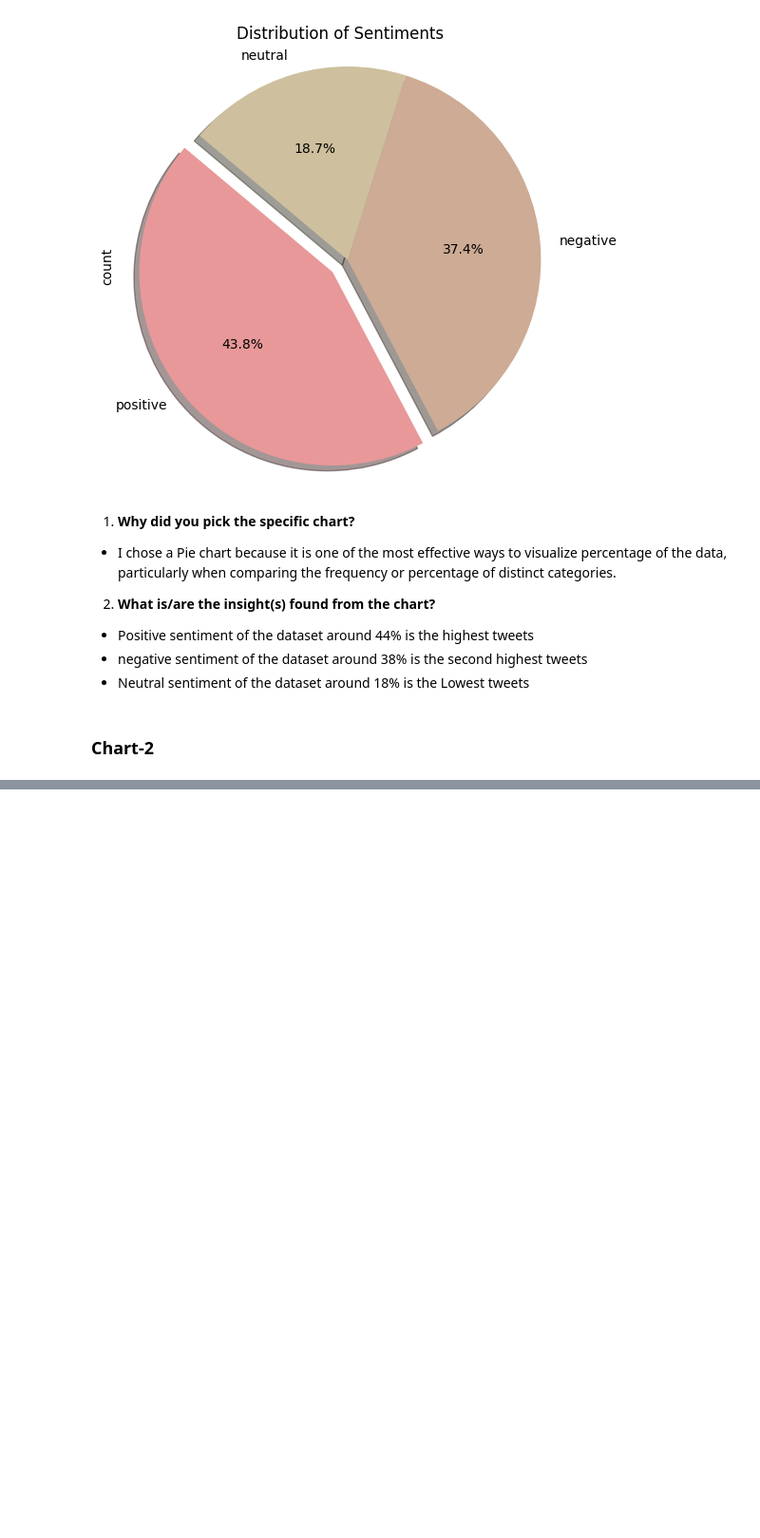
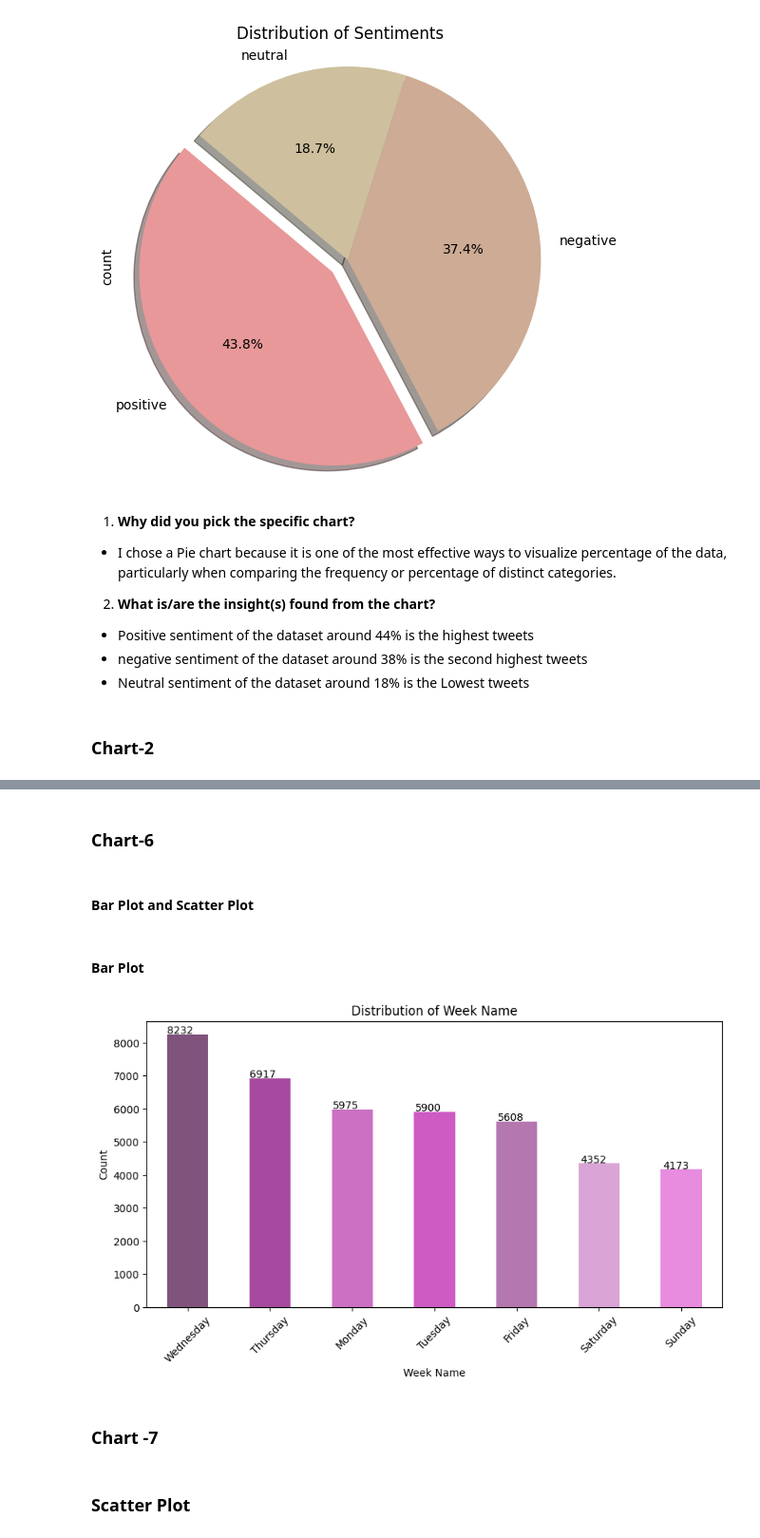
Before and after one commit to Jit562/covid-19-sentiment-analysis, a Jupyter notebook: covid_19_sentiment_analysis.ipynb, the cells around one changed output, grey strips where cells are left out. Shown: that part at 95% size. Cells and saved outputs as stored; diff of their text form; code cells hidden in the pictures; blank space fills up the shorter version.

```diff
--- a/covid_19_sentiment_analysis.ipynb
+++ b/covid_19_sentiment_analysis.ipynb
@@ -955,0 +1087,37 @@ plt.show()
+# %% [markdown]
+### Chart-6
+# %% [markdown]
+#### Bar Plot and Scatter Plot
+# %% [markdown]
+#### Bar Plot
+# %%
+#Set The custom color
+color = ['#80537D','#A7499F','#CB70C3','#CD5BC3','#B477AF','#DBA4D6','#E78CDF']
+
+#Create the chart
+ax = new_df['week_name'].value_counts().plot(kind = 'bar', figsize=(10, 5), color=color)
+
+# Add labels to each bar
+for p in ax.patches:
+    ax.annotate(str(p.get_height()), (p.get_x() * 1.005, p.get_height() * 1.005))
+
+# set the Titale
+plt.title('Distribution of Week Name')
+
+#Set The X label
+plt.xlabel('Week Name')
+
+# set The Y label
+plt.ylabel('Count')
+
+# set the X label rotation
+plt.xticks(rotation=45)
+
+# Show the chart
+plt.show()
+# %% [output]
+[figure, added]
+# %% [markdown]
+### Chart -7
+# %% [markdown]
+### Scatter Plot
```
Also changed, not shown: parts of 103 cells of this notebook.
